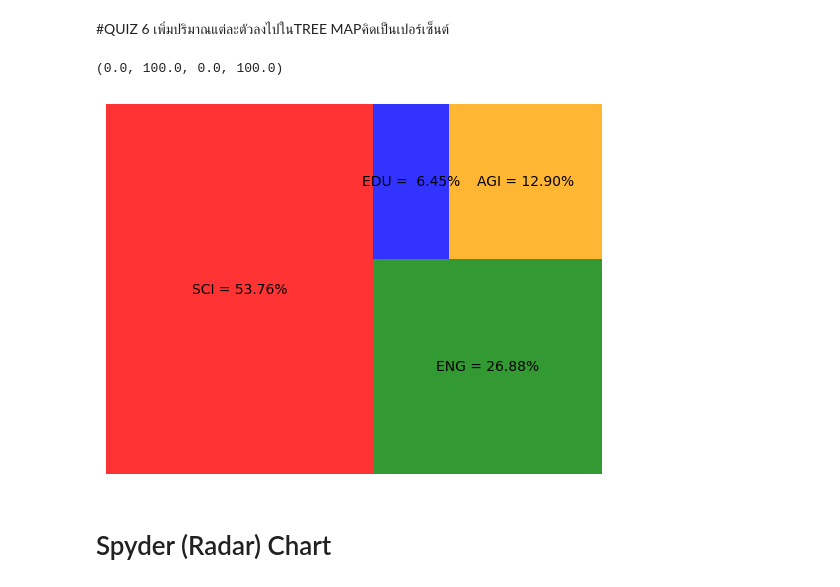
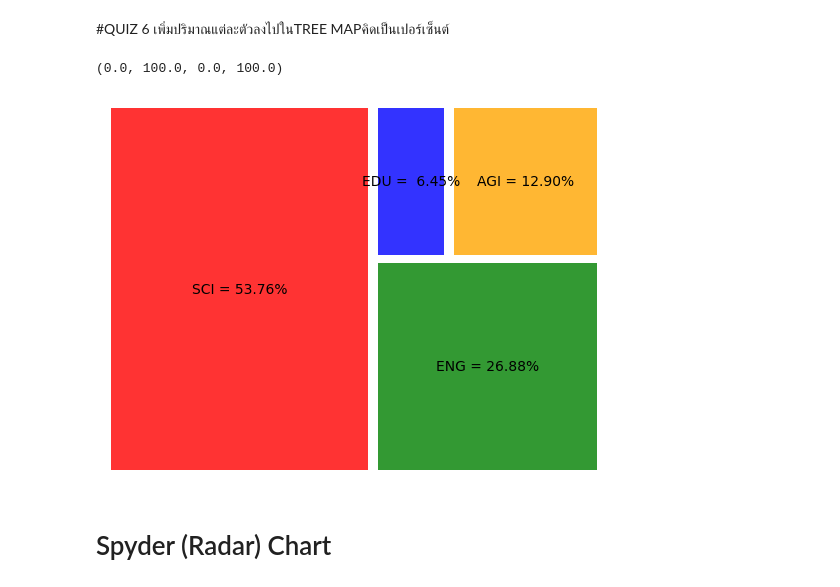
Before and after one commit to Pattaratron/python_dataviz2023, a Jupyter notebook: DataViz04_Data_Comparison.ipynb, the cells around one changed output. Saved outputs shown, nothing was run; the diff lists cells and outputs as text; code cells hidden in the pictures.

```diff
--- a/DataViz04_Data_Comparison.ipynb
+++ b/DataViz04_Data_Comparison.ipynb
@@ -466,14 +466,14 @@ plt.axis('off')
 # %%
 labels = ['SCI', 'ENG', 'EDU', 'AGI']
 data = [500, 250, 60, 120]
 color = ['red', 'green', 'blue', 'orange']
 perc = [str('{:5.2f}'.format(i/sum(data)*100)) + "%" for i in data]
 lbl = [el[0] + " = " + el[1] for el in zip(labels, perc)]
-squarify.plot(data,color=color,label = lbl,alpha=.8)
+squarify.plot(data,color=color,label = lbl,alpha=.8,pad=True)
 plt.axis('off')
 # %% [output]
 (0.0, 100.0, 0.0, 100.0)
-[figure, old version]
+[figure, new version]
 # %% [markdown]
 # Spyder (Radar) Chart
 # %%
```
